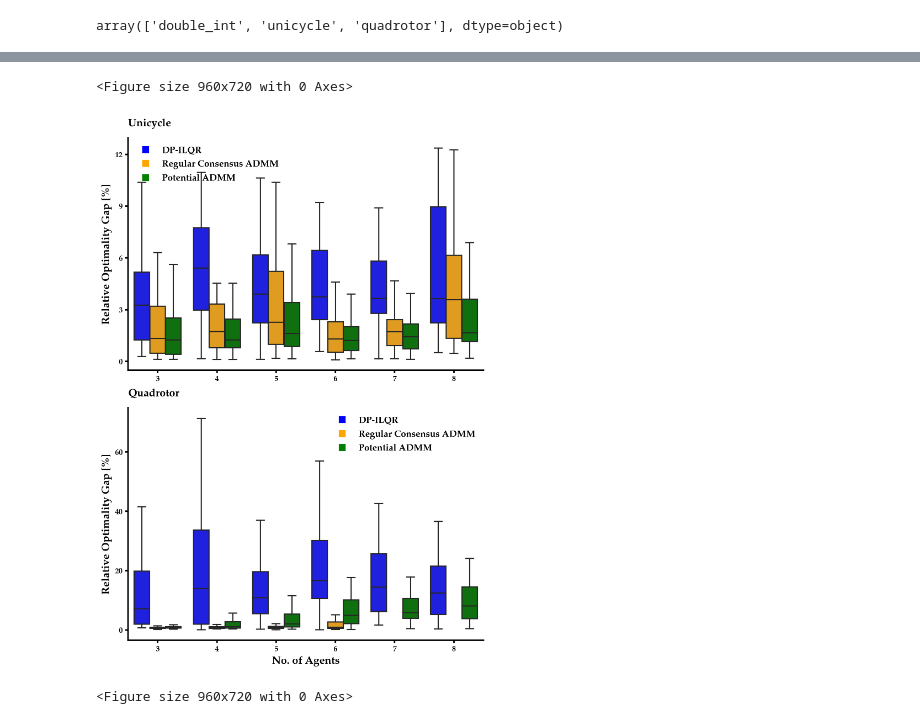
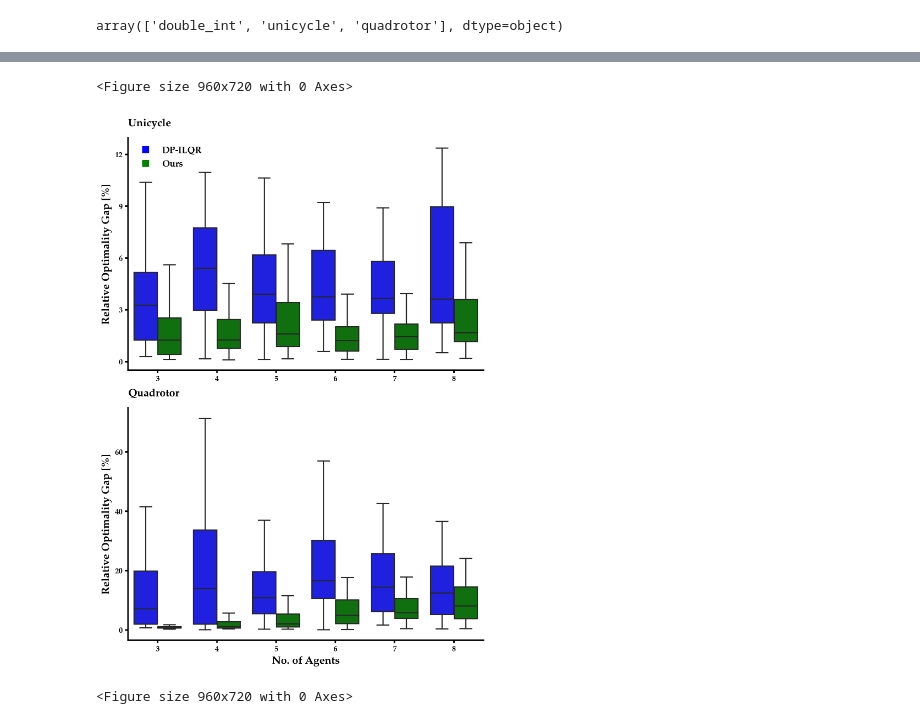
Before and after one commit to labicon/Potential-ADMM_code, a Jupyter notebook: distributed_ADMM/monte_carlo_analysis.ipynb, the cells around one changed output, grey strips where cells are left out. Saved outputs shown, nothing was run; the diff lists cells and outputs as text; code cells hidden in the pictures.

```diff
--- a/distributed_ADMM/monte_carlo_analysis.ipynb
+++ b/distributed_ADMM/monte_carlo_analysis.ipynb
@@ -311,23 +321,23 @@ unicycle_8_Potential = (unicycle_df[(unicycle_df['n_agents'] == n_agents) & (uni
                         unicycle_df[(unicycle_df['n_agents'] == n_agents) & (unicycle_df['SOVA_admm'] == 'Centralized MPC')]['obj_trj'].values)/ \
                 unicycle_df[(unicycle_df['n_agents'] == n_agents) & (unicycle_df['SOVA_admm'] == 'Centralized MPC')]['obj_trj'].values
 # %%
-quadrotor_optimality_data = np.hstack((quadrotor_3_ilqr,quadrotor_3_consensus,quadrotor_3_Potential,
-                                       quadrotor_4_ilqr,quadrotor_4_consensus,quadrotor_4_Potential,
-                                       quadrotor_5_ilqr,quadrotor_5_consensus,quadrotor_5_Potential,
-                                       quadrotor_6_ilqr,quadrotor_6_consensus,quadrotor_6_Potential,
+quadrotor_optimality_data = np.hstack((quadrotor_3_ilqr,quadrotor_3_Potential,
+                                       quadrotor_4_ilqr,quadrotor_4_Potential,
+                                       quadrotor_5_ilqr,quadrotor_5_Potential,
+                                       quadrotor_6_ilqr,quadrotor_6_Potential,
                                        quadrotor_7_ilqr,quadrotor_7_Potential,
                                        quadrotor_8_ilqr,quadrotor_8_Potential))
-quadrotor_n_agents = np.hstack(([3]*quadrotor_3_ilqr.size,[3]*quadrotor_3_consensus.size,[3]*quadrotor_3_Potential.size,
-                                [4]*quadrotor_4_ilqr.size,[4]*quadrotor_4_consensus.size,[4]*quadrotor_4_Potential.size,
-                                [5]*quadrotor_5_ilqr.size,[5]*quadrotor_5_consensus.size,[5]*quadrotor_5_Potential.size,
-                                [6]*quadrotor_6_ilqr.size,[6]*quadrotor_6_consensus.size,[6]*quadrotor_6_Potential.size,
+quadrotor_n_agents = np.hstack(([3]*quadrotor_3_ilqr.size,[3]*quadrotor_3_Potential.size,
+                                [4]*quadrotor_4_ilqr.size,[4]*quadrotor_4_Potential.size,
+                                [5]*quadrotor_5_ilqr.size,[5]*quadrotor_5_Potential.size,
+                                [6]*quadrotor_6_ilqr.size,[6]*quadrotor_6_Potential.size,
                                 [7]*quadrotor_7_ilqr.size,[7]*quadrotor_7_Potential.size,
                                 [8]*quadrotor_8_ilqr.size,[8]*quadrotor_8_Potential.size))
 
-method = np.hstack((['DP-ILQR']*quadrotor_3_ilqr.size,['Regular Consensus']*quadrotor_3_consensus.size,['Potential ADMM']*quadrotor_3_Potential.size,
-                    ['DP-ILQR']*quadrotor_4_ilqr.size,['Regular Consensus']*quadrotor_4_consensus.size,['Potential ADMM']*quadrotor_4_Potential.size,
-                    ['DP-ILQR']*quadrotor_5_ilqr.size,['Regular Consensus']*quadrotor_5_consensus.size,['Potential ADMM']*quadrotor_5_Potential.size,
-                    ['DP-ILQR']*quadrotor_6_ilqr.size,['Regular Consensus']*quadrotor_6_consensus.size,['Potential ADMM']*quadrotor_6_Potential.size,
+method = np.hstack((['DP-ILQR']*quadrotor_3_ilqr.size,['Potential ADMM']*quadrotor_3_Potential.size,
+                    ['DP-ILQR']*quadrotor_4_ilqr.size,['Potential ADMM']*quadrotor_4_Potential.size,
+                    ['DP-ILQR']*quadrotor_5_ilqr.size,['Potential ADMM']*quadrotor_5_Potential.size,
+                    ['DP-ILQR']*quadrotor_6_ilqr.size,['Potential ADMM']*quadrotor_6_Potential.size,
                     ['DP-ILQR']*quadrotor_7_ilqr.size,['Potential ADMM']*quadrotor_7_Potential.size,
                     ['DP-ILQR']*quadrotor_8_ilqr.size,['Potential ADMM']*quadrotor_8_Potential.size))
 # %%
@@ -370,7 +380,7 @@ import matplotlib.ticker as ticker
 # %%
 ### Plotting optimality gaps for Unicycle and Quadrotor
 # Create a color palette for the two methods
-colors = ['blue', 'orange','green']
+colors = ['blue','green']
 
 plt.figure(dpi=150)
 fig, axes = plt.subplots(2, 1, figsize=(7, 10), dpi=200)
@@ -402,38 +412,38 @@ for i in range(2):
 
     # Switch y-axis to log scale
     # axes[i].set_yscale('log')
 
 # Increase linewidth of bottom and left spines for both subplots
 for axis in ['bottom', 'left']:
     axes[0].spines[axis].set_linewidth(2.0)
     axes[1].spines[axis].set_linewidth(2.0)
 
 # Hide top and right spines for both subplots
 for ax in axes:
     ax.spines['top'].set_visible(False)
     ax.spines['right'].set_visible(False)
     # Customize tick labels
 
 
 # Increase tick width for both subplots
 for ax in axes:
     ax.tick_params(width=2.0)
     ax.yaxis.set_major_locator(ticker.MaxNLocator(nbins=5))
 
 # Create a custom legend with boxes for both subplots
-legend_label = ['DP-ILQR', 'Regular Consensus ADMM', 'Potential ADMM']
+legend_labels = ['DP-ILQR', 'Ours']
 
 handles = [plt.Line2D([0], [0], marker='s', color='w', label=label, markerfacecolor=color, markersize=10)
-            for label, color in zip(legend_labels1, colors)]
+            for label, color in zip(legend_labels, colors)]
 axes[0].legend(loc='upper left', handles=handles, frameon=False, prop={'family': font_family, 'weight': 'bold', 'size': 12})
-axes[1].legend(loc='upper right', handles=handles, frameon=False, prop={'family': font_family, 'weight': 'bold', 'size': 12})
-
+# axes[1].legend(loc='upper right', handles=handles, frameon=False, prop={'family': font_family, 'weight': 'bold', 'size': 12})
+axes[1].legend().set_visible(False)
 # Show the plot (optional)
 # plt.show()
 plt.savefig('results/optimality_gaps.png', bbox_inches='tight', dpi=300, facecolor=axes[0].get_facecolor())
 # %% [output]
 <Figure size 960x720 with 0 Axes>
-[figure, old version]
+[figure, new version]
 # %%
 # # Define the range of agent numbers
 # agent_numbers = [3, 4, 5, 6, 7, 8]  # Add more agent numbers as needed
```
Also changed, not shown: parts of 5 cells of this notebook, 3 other files.
